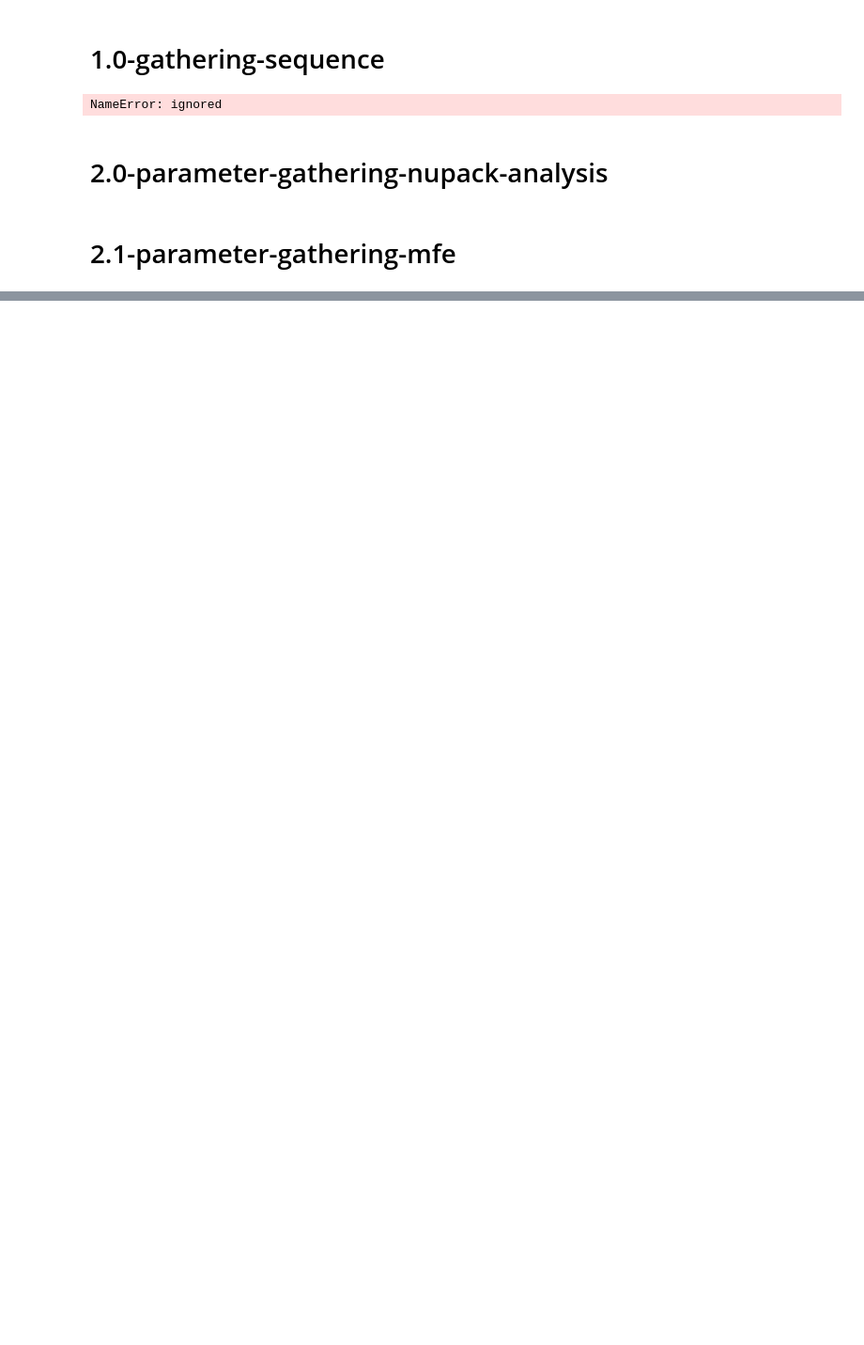
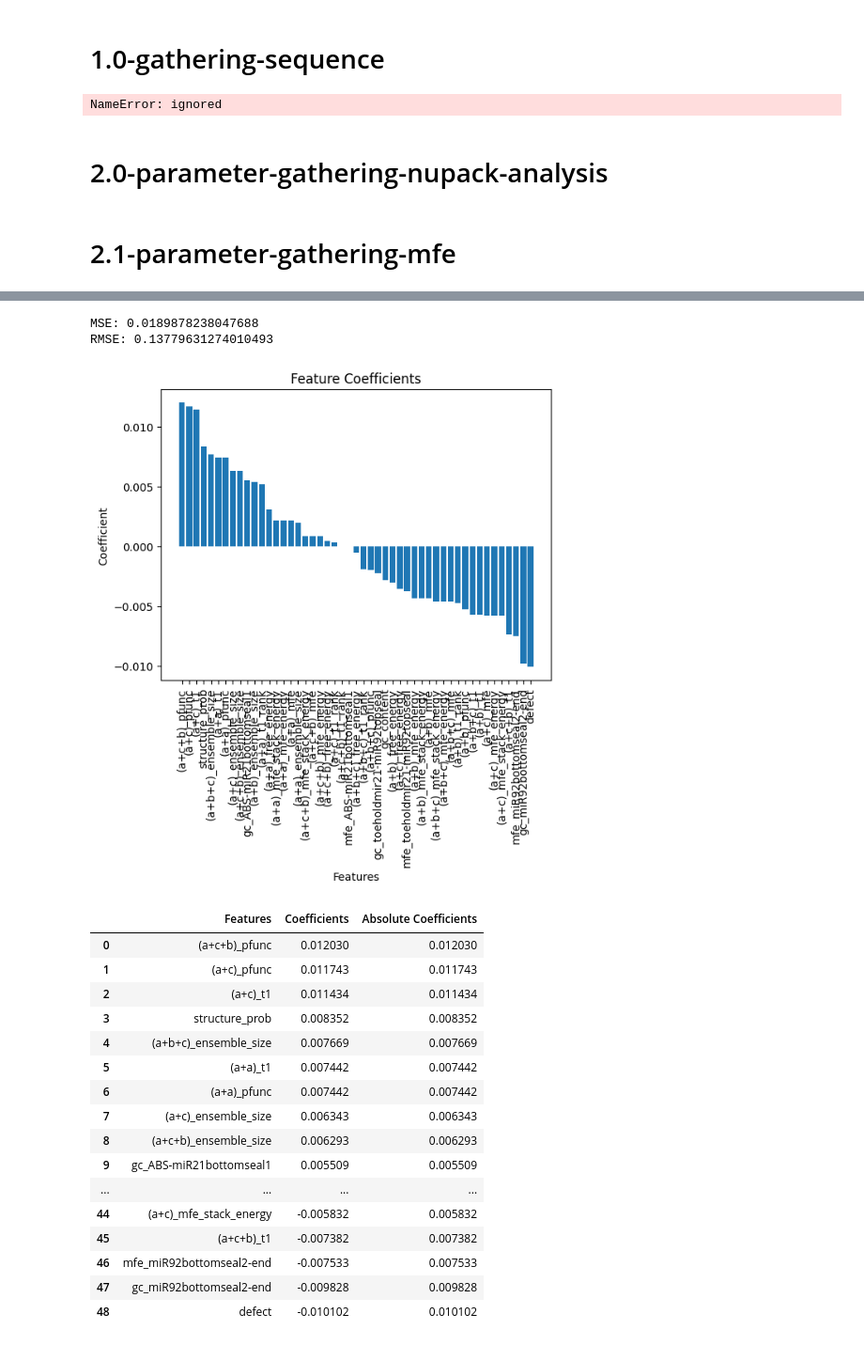
Before and after one commit to iGEM-UGM/iGEM-UGM-2023-Drylab, a Jupyter notebook: LiRA-Optimization/notebooks/pipeline.ipynb, the cells around one changed output, grey strips where cells are left out. Shown at 94% size. Cells and saved outputs as stored; diff of their text form; code cells hidden in the pictures; blank space fills up the shorter version.

```diff
--- a/LiRA-Optimization/notebooks/pipeline.ipynb
+++ b/LiRA-Optimization/notebooks/pipeline.ipynb
@@ -652,0 +785,28 @@ def metrics(model, params_all):
+# %%
+# off level
+X = df_non_inf[params_all]
+y = df_non_inf['off_level_avg']
+model = linreg(X, y)
+sf, sc = metrics(model, params_all)
+display_metrics(sf, sc)
+# %% [output]
+MSE: 0.0189878238047688
+RMSE: 0.13779631274010493
+[figure, added]
+|  | Features | Coefficients | Absolute Coefficients |
+| 0 | (a+c+b)_pfunc | 0.012030 | 0.012030 |
+| 1 | (a+c)_pfunc | 0.011743 | 0.011743 |
+| 2 | (a+c)_t1 | 0.011434 | 0.011434 |
+| 3 | structure_prob | 0.008352 | 0.008352 |
+| 4 | (a+b+c)_ensemble_size | 0.007669 | 0.007669 |
+| 5 | (a+a)_t1 | 0.007442 | 0.007442 |
+| 6 | (a+a)_pfunc | 0.007442 | 0.007442 |
+| 7 | (a+c)_ensemble_size | 0.006343 | 0.006343 |
+| 8 | (a+c+b)_ensemble_size | 0.006293 | 0.006293 |
+| 9 | gc_ABS-miR21bottomseal1 | 0.005509 | 0.005509 |
+| ... | ... | ... | ... |
+| 44 | (a+c)_mfe_stack_energy | -0.005832 | 0.005832 |
+| 45 | (a+c+b)_t1 | -0.007382 | 0.007382 |
+| 46 | mfe_miR92bottomseal2-end | -0.007533 | 0.007533 |
+| 47 | gc_miR92bottomseal2-end | -0.009828 | 0.009828 |
+| 48 | defect | -0.010102 | 0.010102 |
```
Also changed, not shown: parts of 17 cells of this notebook, 4 other files.
